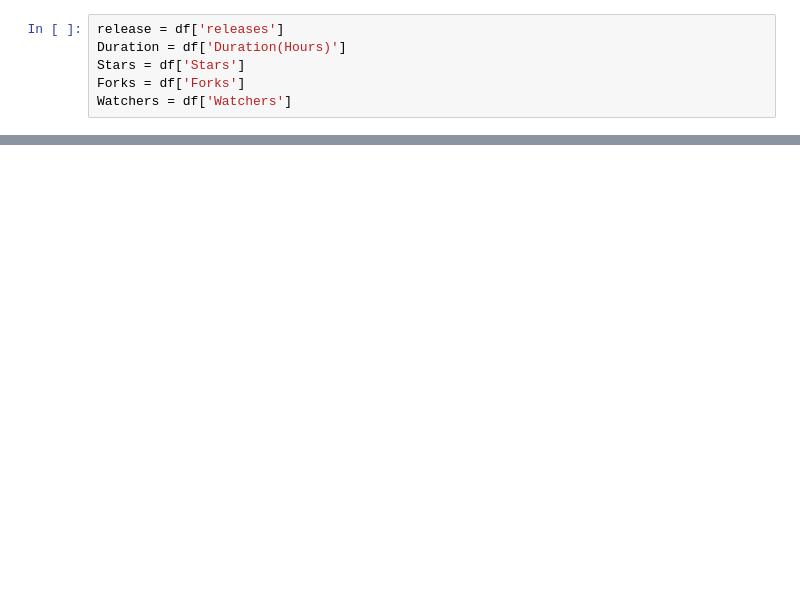
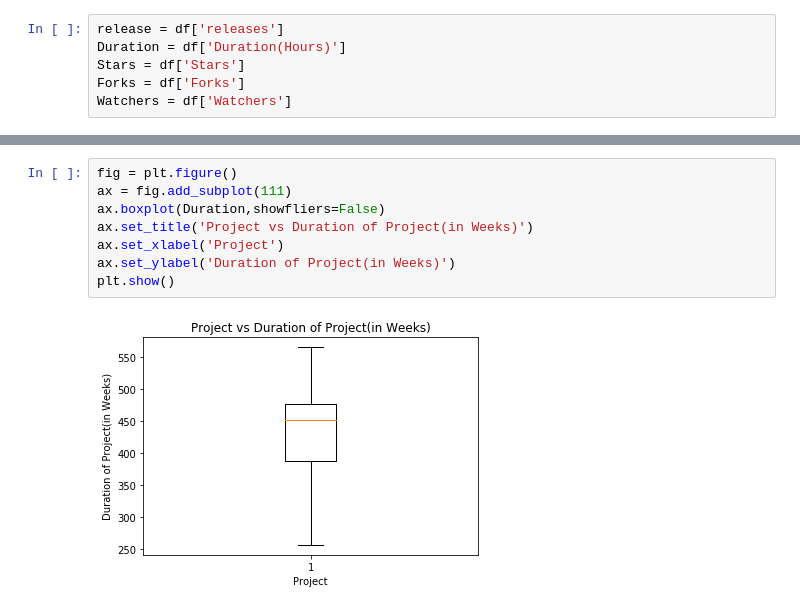
Before and after one commit to ai-se/Git_miner, a Jupyter notebook: Project Meta.ipynb, the cells around one changed output, grey strips where cells are left out. Saved outputs shown, nothing was run; the diff lists cells and outputs as text; blank space fills up the shorter version.

```diff
--- a/Project Meta.ipynb
+++ b/Project Meta.ipynb
@@ -80,0 +58,10 @@ plt.boxplot(Watchers,showfliers=False)
+# %%
+fig = plt.figure()
+ax = fig.add_subplot(111)
+ax.boxplot(Duration,showfliers=False)
+ax.set_title('Project vs Duration of Project(in Weeks)')
+ax.set_xlabel('Project')
+ax.set_ylabel('Duration of Project(in Weeks)')
+plt.show()
+# %% [output]
+[figure, added]
```
Also changed, not shown: parts of 13 cells of this notebook, 7 other files.
